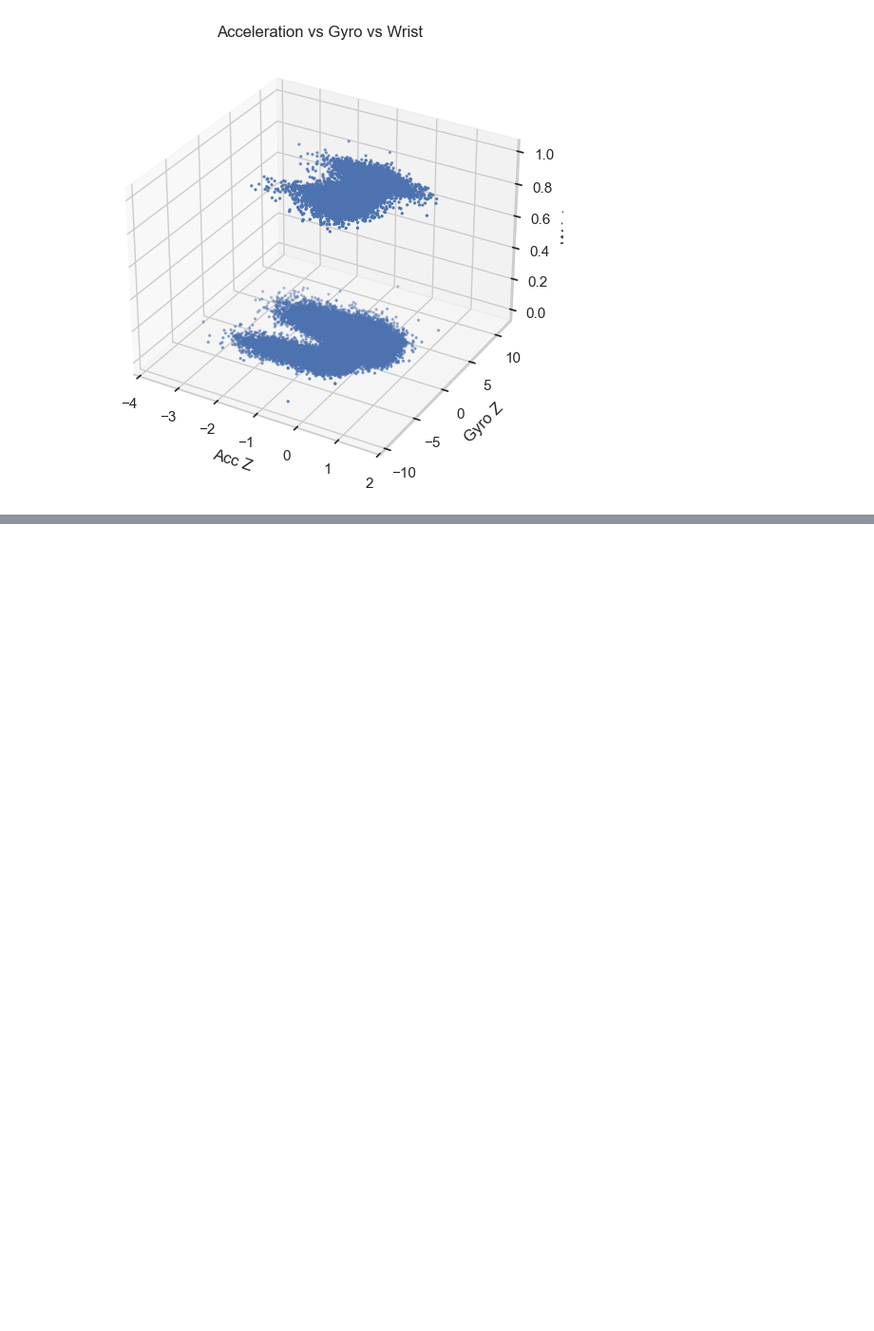
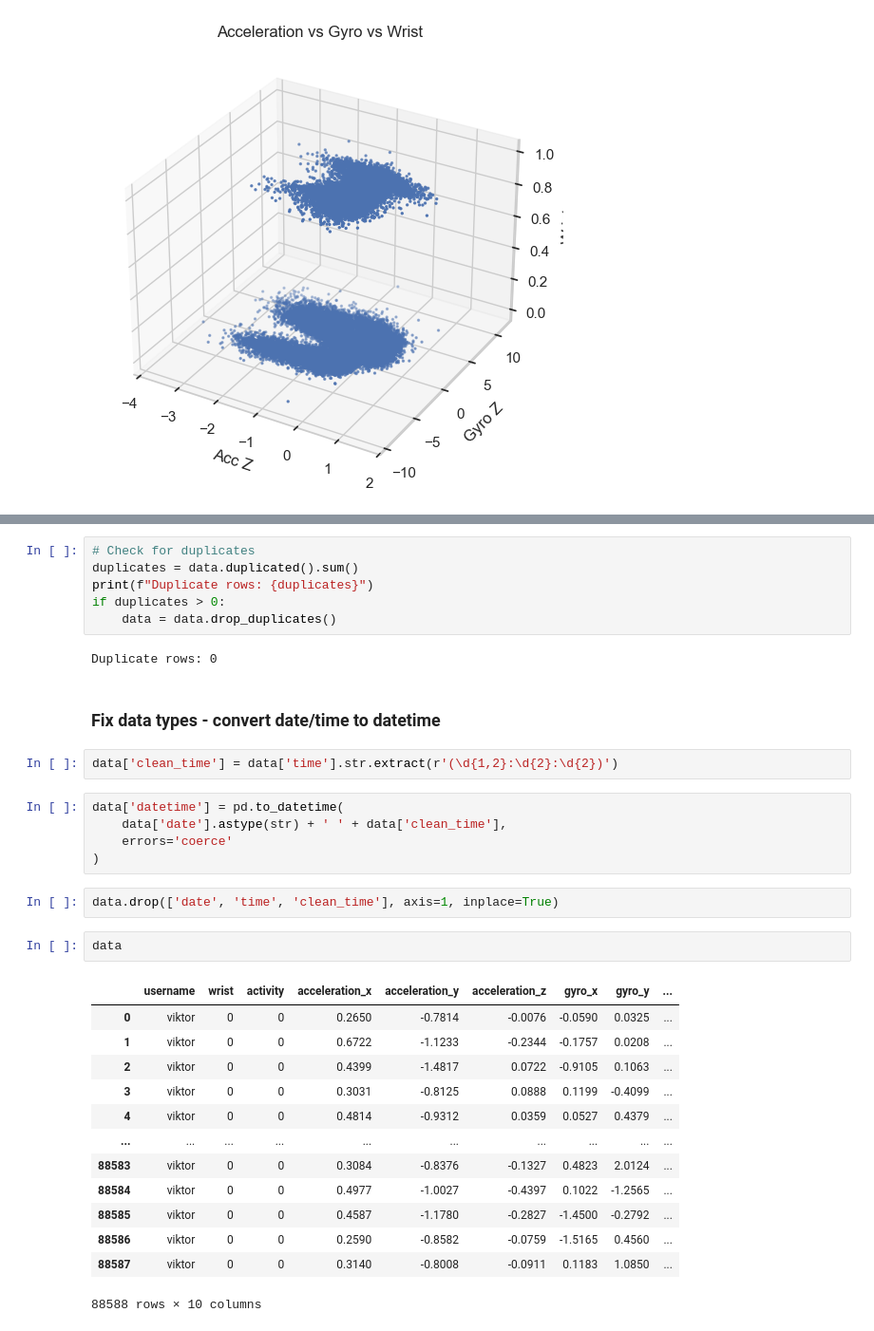
Before and after one commit to dragonbuyareshi/MMC-ML, a Jupyter notebook: StructuredData/Walk Run Class/WRC.ipynb, the cells around one changed output, grey strips where cells are left out. Shown at 95% size. Saved outputs shown, nothing was run; the diff lists cells and outputs as text; blank space fills up the shorter version.

```diff
--- a/StructuredData/Walk Run Class/WRC.ipynb
+++ b/StructuredData/Walk Run Class/WRC.ipynb
@@ -482,0 +503,35 @@ plt.show()
+# %%
+# Check for duplicates
+duplicates = data.duplicated().sum()
+print(f"Duplicate rows: {duplicates}")
+if duplicates > 0:
+    data = data.drop_duplicates()
+# %% [output]
+Duplicate rows: 0
+# %% [markdown]
+### Fix data types - convert date/time to datetime
+# %%
+data['clean_time'] = data['time'].str.extract(r'(\d{1,2}:\d{2}:\d{2})')
+# %%
+data['datetime'] = pd.to_datetime(
+    data['date'].astype(str) + ' ' + data['clean_time'],
+    errors='coerce'
+)
+# %%
+data.drop(['date', 'time', 'clean_time'], axis=1, inplace=True)
+# %%
+data
+# %% [output]
+|  | username | wrist | activity | acceleration_x | acceleration_y | acceleration_z | gyro_x | gyro_y | ... |
+| 0 | viktor | 0 | 0 | 0.2650 | -0.7814 | -0.0076 | -0.0590 | 0.0325 | ... |
+| 1 | viktor | 0 | 0 | 0.6722 | -1.1233 | -0.2344 | -0.1757 | 0.0208 | ... |
+| 2 | viktor | 0 | 0 | 0.4399 | -1.4817 | 0.0722 | -0.9105 | 0.1063 | ... |
+| 3 | viktor | 0 | 0 | 0.3031 | -0.8125 | 0.0888 | 0.1199 | -0.4099 | ... |
+| 4 | viktor | 0 | 0 | 0.4814 | -0.9312 | 0.0359 | 0.0527 | 0.4379 | ... |
+| ... | ... | ... | ... | ... | ... | ... | ... | ... | ... |
+| 88583 | viktor | 0 | 0 | 0.3084 | -0.8376 | -0.1327 | 0.4823 | 2.0124 | ... |
+| 88584 | viktor | 0 | 0 | 0.4977 | -1.0027 | -0.4397 | 0.1022 | -1.2565 | ... |
+| 88585 | viktor | 0 | 0 | 0.4587 | -1.1780 | -0.2827 | -1.4500 | -0.2792 | ... |
+| 88586 | viktor | 0 | 0 | 0.2590 | -0.8582 | -0.0759 | -1.5165 | 0.4560 | ... |
+| 88587 | viktor | 0 | 0 | 0.3140 | -0.8008 | -0.0911 | 0.1183 | 1.0850 | ... |
+88588 rows × 10 columns
```
Also changed, not shown: parts of 106 cells of this notebook, 3 other files.
